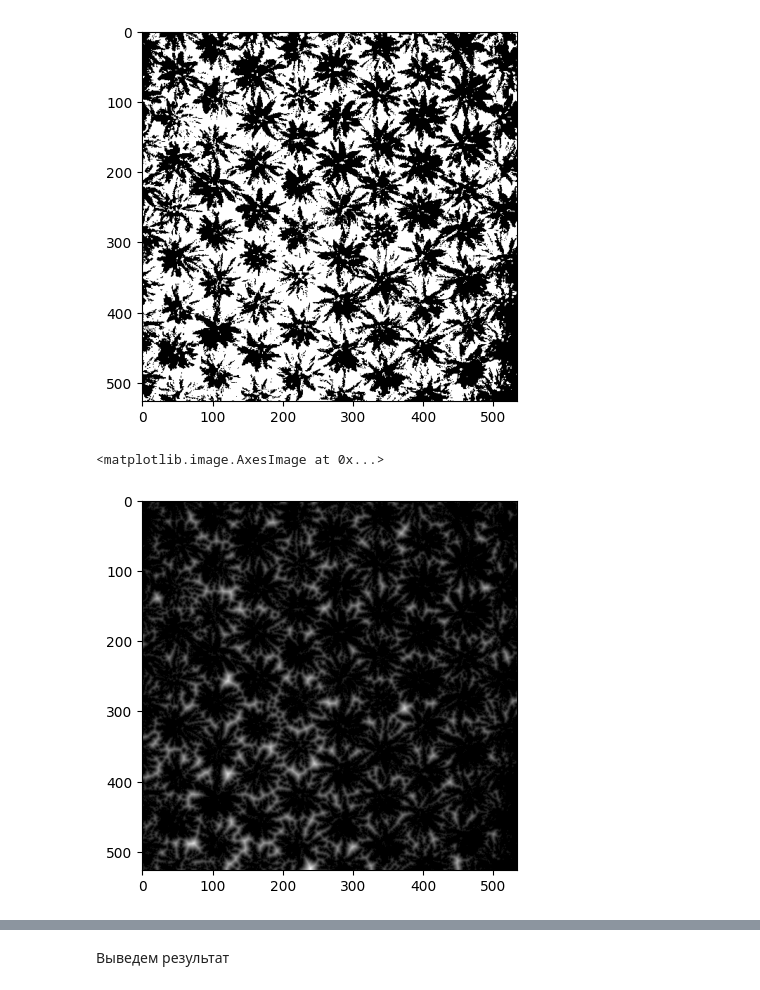
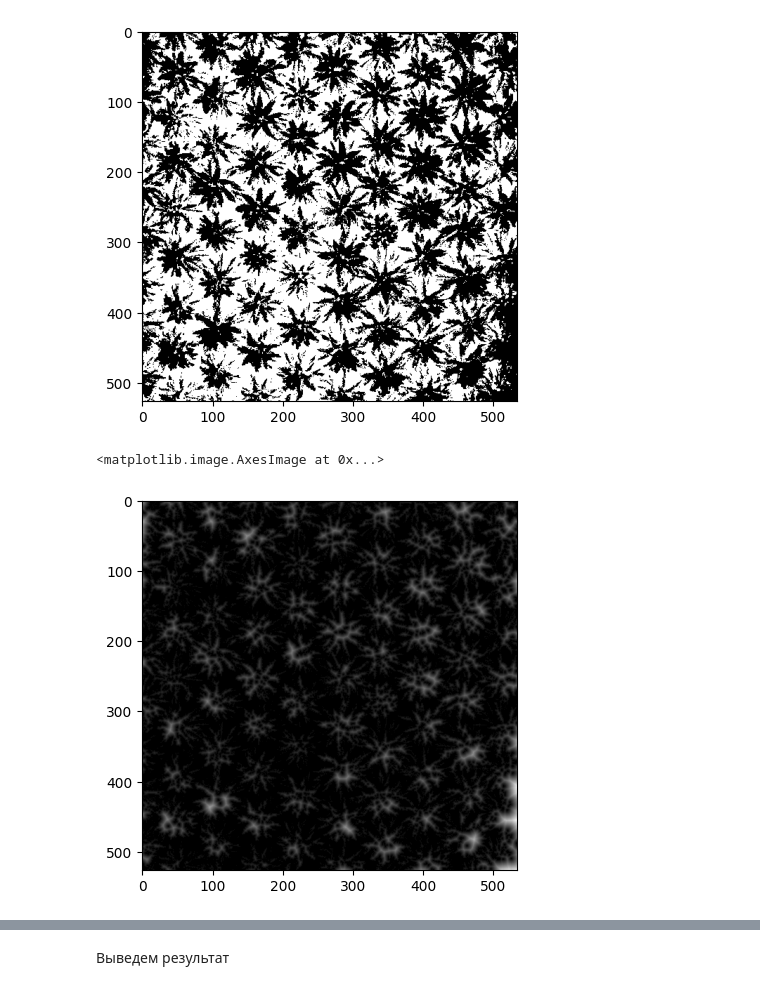
Before and after one commit to 1Dura/image_proccessing, a Jupyter notebook: lab4/main.ipynb, the cells around one changed output, grey strips where cells are left out. Cells and saved outputs as stored; diff of their text form; code cells hidden in the pictures.

```diff
--- a/lab4/main.ipynb
+++ b/lab4/main.ipynb
@@ -155,9 +155,10 @@ plt.imshow(thresh, cmap="gray")
 <matplotlib.image.AxesImage at 0x...>
 [figure]
 # %%
+thresh = 255 - thresh
 dist = cv2.distanceTransform(thresh, cv2.DIST_L2, 5)
 plt.imshow(dist, cmap="gray")
 # %% [output]
 <matplotlib.image.AxesImage at 0x...>
-[figure, old version]
+[figure, new version]
 # %%
```
Also changed, not shown: parts of 3 cells of this notebook.
